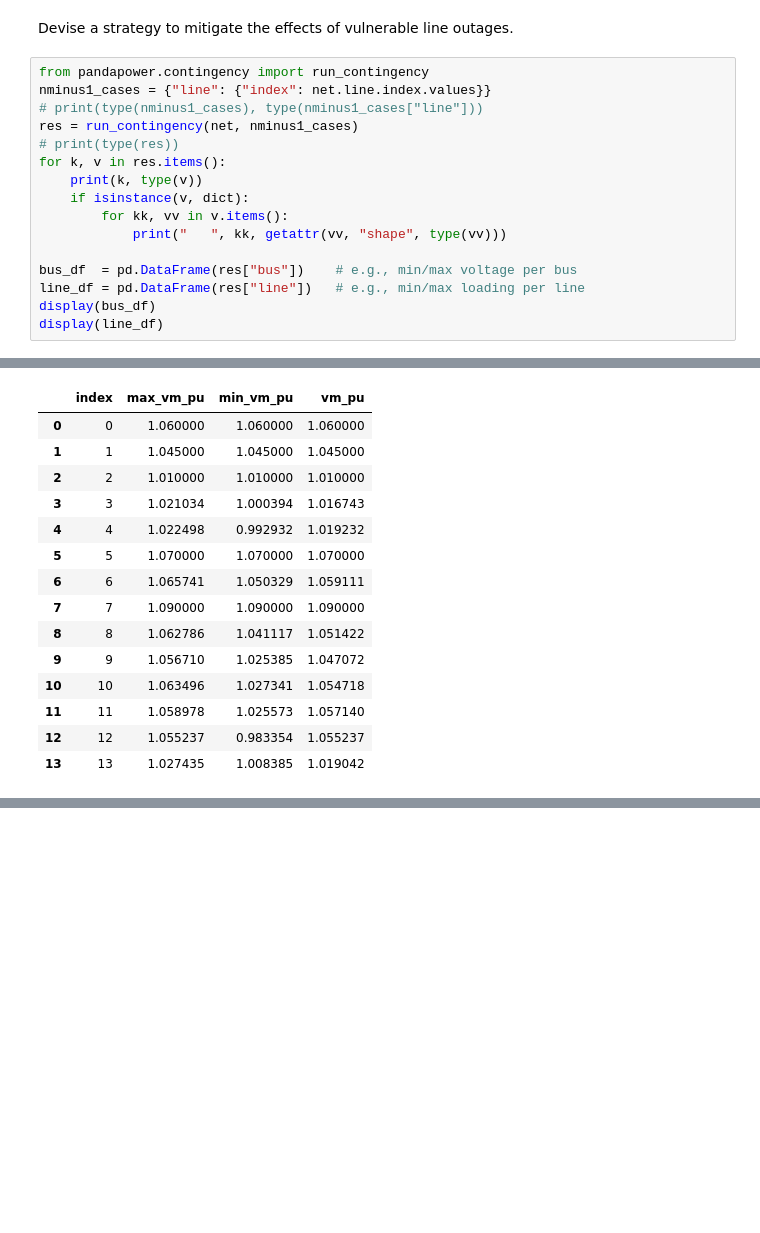
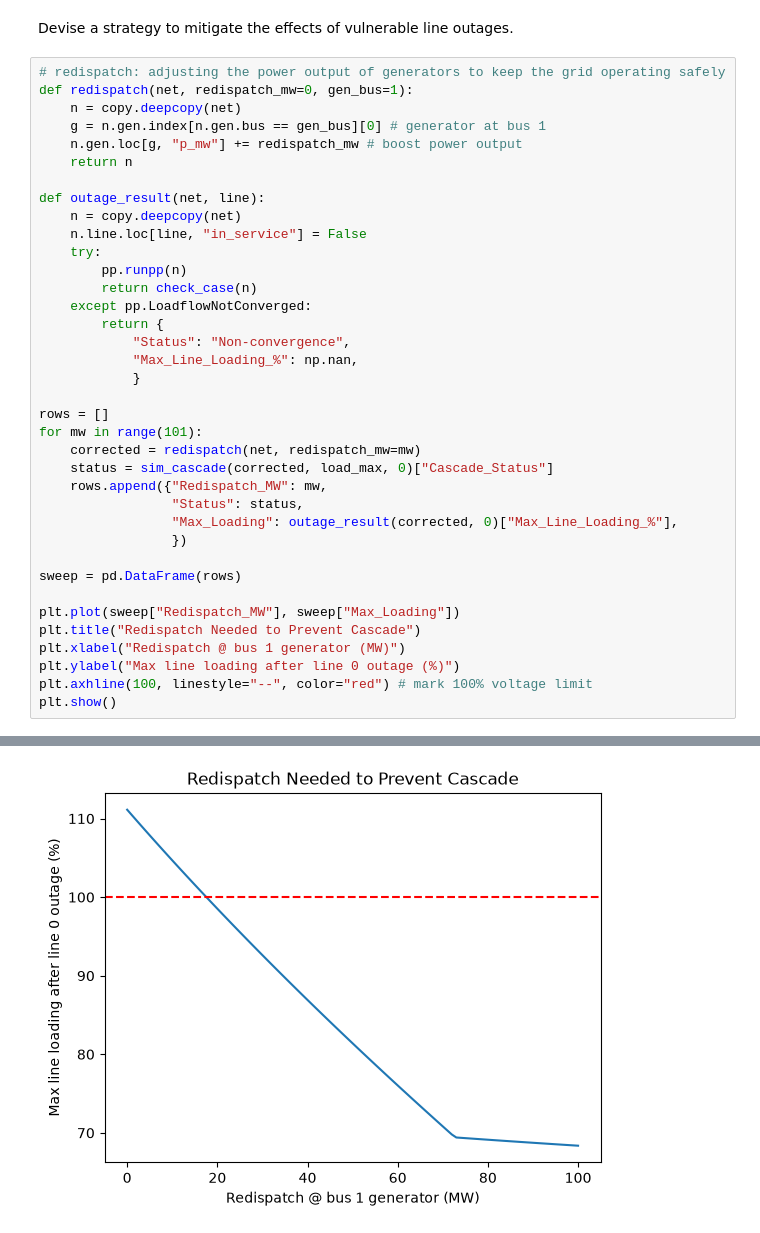
Before and after one commit to er-chang/Grid-Contingency-Analysis, a Jupyter notebook: notebook.ipynb, the cells around one changed output, grey strips where cells are left out. Saved outputs shown, nothing was run; the diff lists cells and outputs as text; blank space fills up the shorter version.

Commit message:
Implement redispatch sweep to find MW and mitigate cascading failures

```diff
--- a/notebook.ipynb
+++ b/notebook.ipynb
@@ -213,19 +224,40 @@ display(results.sort_values(by="PI_Total",ascending=False))
 # %% [markdown]
 Devise a strategy to mitigate the effects of vulnerable line outages.
 # %%
-from pandapower.contingency import run_contingency
-nminus1_cases = {"line": {"index": net.line.index.values}}
-# print(type(nminus1_cases), type(nminus1_cases["line"]))
-res = run_contingency(net, nminus1_cases)
-# print(type(res))
-for k, v in res.items():
-    print(k, type(v))
-    if isinstance(v, dict):
-        for kk, vv in v.items():
-            print("   ", kk, getattr(vv, "shape", type(vv)))
+# redispatch: adjusting the power output of generators to keep the grid operating safely
+def redispatch(net, redispatch_mw=0, gen_bus=1):
+    n = copy.deepcopy(net)
+    g = n.gen.index[n.gen.bus == gen_bus][0] # generator at bus 1
+    n.gen.loc[g, "p_mw"] += redispatch_mw # boost power output
+    return n
 
-bus_df  = pd.DataFrame(res["bus"])    # e.g., min/max voltage per bus
-line_df = pd.DataFrame(res["line"])   # e.g., min/max loading per line
-display(bus_df)
-display(line_df)
+def outage_result(net, line):
+    n = copy.deepcopy(net)
+    n.line.loc[line, "in_service"] = False
+    try:
+        pp.runpp(n)
+        return check_case(n)
+    except pp.LoadflowNotConverged:
+        return {
+            "Status": "Non-convergence",
+            "Max_Line_Loading_%": np.nan,
+            }
+
+rows = []
+for mw in range(101):
+    corrected = redispatch(net, redispatch_mw=mw)
+    status = sim_cascade(corrected, load_max, 0)["Cascade_Status"]
+    rows.append({"Redispatch_MW": mw,
+                 "Status": status,
+                 "Max_Loading": outage_result(corrected, 0)["Max_Line_Loading_%"],
+                 })
+
+sweep = pd.DataFrame(rows)
+
+plt.plot(sweep["Redispatch_MW"], sweep["Max_Loading"])
+plt.title("Redispatch Needed to Prevent Cascade")
+plt.xlabel("Redispatch @ bus 1 generator (MW)")
+plt.ylabel("Max line loading after line 0 outage (%)")
+plt.axhline(100, linestyle="--", color="red") # mark 100% voltage limit
+plt.show()
 # %% [output]
@@ -249,15 +263,0 @@ line <class 'dict'>
-|  | index | max_vm_pu | min_vm_pu | vm_pu |
-| 0 | 0 | 1.060000 | 1.060000 | 1.060000 |
-| 1 | 1 | 1.045000 | 1.045000 | 1.045000 |
-| 2 | 2 | 1.010000 | 1.010000 | 1.010000 |
-| 3 | 3 | 1.021034 | 1.000394 | 1.016743 |
-| 4 | 4 | 1.022498 | 0.992932 | 1.019232 |
-| 5 | 5 | 1.070000 | 1.070000 | 1.070000 |
-| 6 | 6 | 1.065741 | 1.050329 | 1.059111 |
-| 7 | 7 | 1.090000 | 1.090000 | 1.090000 |
-| 8 | 8 | 1.062786 | 1.041117 | 1.051422 |
-| 9 | 9 | 1.056710 | 1.025385 | 1.047072 |
-| 10 | 10 | 1.063496 | 1.027341 | 1.054718 |
-| 11 | 11 | 1.058978 | 1.025573 | 1.057140 |
-| 12 | 12 | 1.055237 | 0.983354 | 1.055237 |
-| 13 | 13 | 1.027435 | 1.008385 | 1.019042 |
@@ -279,0 +264 @@ line <class 'dict'>
+[figure, added]
```
Also changed, not shown: parts of 6 cells of this notebook, 1 other file.
